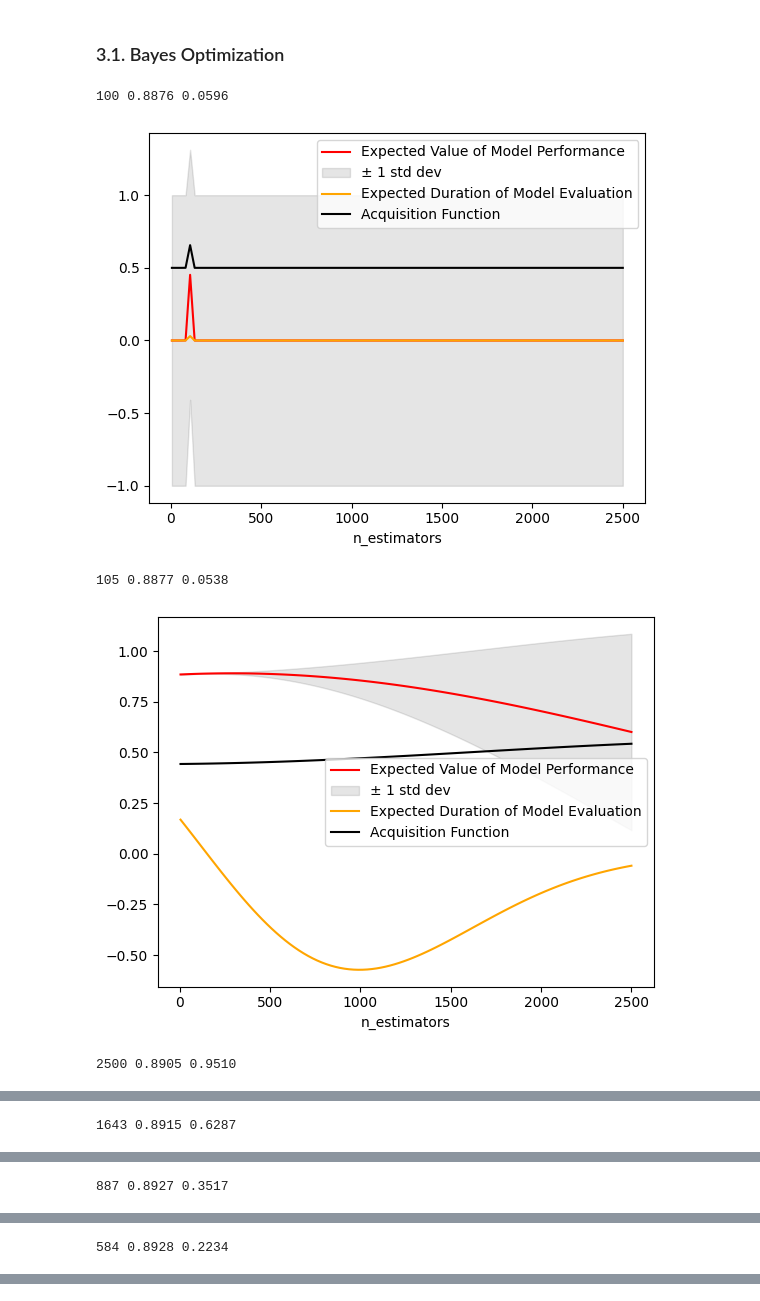
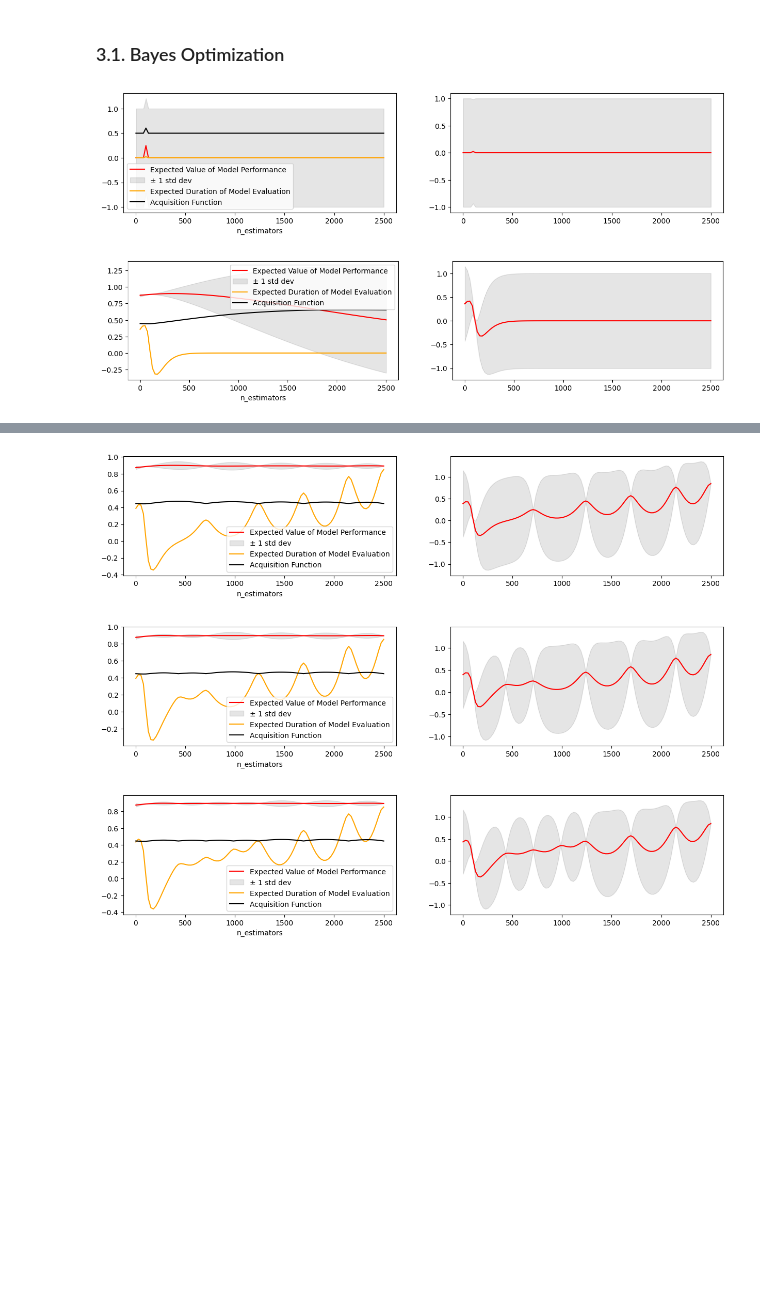
Before and after one commit to bfeif/personal-website, a Jupyter notebook: code/notebooks/practical-bayesian-optimization.ipynb, the cells around one changed output, grey strips where cells are left out. Drawn from its saved outputs; the diff is of its cells as text; code cells hidden in the pictures; blank space fills up the shorter version.

```diff
--- a/code/notebooks/practical-bayesian-optimization.ipynb
+++ b/code/notebooks/practical-bayesian-optimization.ipynb
@@ -129,16 +132,27 @@ MODEL_FEATURE_LIST = ["latitude", "longitude"]
 # %% [markdown]
 ### 3.1. Bayes Optimization
 # %%
-def plot_prediction_surface(grid, y_mean, y_std, duration_mean, acquisition_function):
-    plt.plot(grid, y_mean, "r", label="Expected Value of Model Performance")
-    plt.fill_between(grid.reshape(-1), y_mean - y_std, y_mean + y_std, alpha=0.1, color="black", label="± 1 std dev")
-    plt.plot(grid, duration_mean, "orange", label="Expected Duration of Model Evaluation")
-    plt.plot(grid, acquisition_function, "black", label="Acquisition Function")
-    plt.xlabel("n_estimators")
-    plt.legend()
+def plot_prediction_surface(grid, y_mean, y_std, duration_mean, duration_std, acquisition_function):
+    fig, ax = plt.subplots(1, 2, figsize=(15, 3))
+    ax[0].plot(grid, y_mean, "r", label="Expected Value of Model Performance")
+    ax[0].fill_between(grid.reshape(-1), y_mean - y_std, y_mean + y_std, alpha=0.1, color="black", label="± 1 std dev")
+    ax[0].plot(grid, duration_mean, "orange", label="Expected Duration of Model Evaluation")
+    ax[0].plot(grid, acquisition_function, "black", label="Acquisition Function")
+    ax[0].set_xlabel("n_estimators")
+    ax[0].legend()
+    ax[1].plot(grid, duration_mean, "r", label="Expected Value of Model Performance")
+    ax[1].fill_between(
+        grid.reshape(-1),
+        duration_mean - duration_std,
+        duration_mean + duration_std,
+        alpha=0.1,
+        color="black",
+        label="± 1 std dev"
+    )
+
     plt.show()
 # %%
-n_estimators_hp_range = (5, 2500)
+n_estimators_hp_range = (2, 2500)
 grid_resolution = 100
 n_estimators_grid = np.linspace(*n_estimators_hp_range, grid_resolution).reshape(-1, 1)
 
@@ -147,20 +161,22 @@ n_estimators_attempts = []
 n_estimators_performances = []
 durations = []
 
-kernel = RBF(length_scale=2.0, length_scale_bounds=n_estimators_hp_range)
+kernel = Matern(length_scale=2.0, length_scale_bounds=n_estimators_hp_range)
 performance_bayesian_optimizer = GaussianProcessRegressor(kernel=kernel)
 duration_bayesian_optimizer = GaussianProcessRegressor(kernel=kernel)
 explore_exploit = .5
 
-for run_number in range(50):
+for run_number in range(10):
 
     # init_case
     if run_number == 0:
         n_estimators = n_estimators_init
     else:
-        grid_predicted_mean, grid_predicted_std = performance_bayesian_optimizer.predict(n_estimators_grid, return_std=True)
-        duration_predicted_mean = duration_bayesian_optimizer.predict(n_estimators_grid)
-        acquisition_function = explore_exploit * grid_predicted_mean + (1 - explore_exploit) * grid_predicted_std
+        grid_predicted_mean, grid_predicted_std = \
+            performance_bayesian_optimizer.predict(n_estimators_grid, return_std=True)
+        duration_predicted_mean, duration_predicted_std = \
+            duration_bayesian_optimizer.predict(n_estimators_grid, return_std=True)
+        acquisition_function = (explore_exploit * grid_predicted_mean + (1 - explore_exploit) * grid_predicted_std)  # / duration_predicted_mean
         next_best_n_estimators = n_estimators_grid[acquisition_function.argmax()]
         n_estimators = int(next_best_n_estimators)
         plot_prediction_surface(
@@ -168,37 +184,35 @@ for run_number in range(50):
             grid_predicted_mean,
             grid_predicted_std,
             duration_predicted_mean,
+            duration_predicted_std,
             acquisition_function,
         )
 
     # predict
     t_start = time.time()
     model = (
         LGBMRegressor(
             n_estimators=n_estimators,
             force_col_wise=True,
             verbosity=0,
         )
         .fit(
             X_train.select(MODEL_FEATURE_LIST),
             y_train.select(MODEL_TARGET).to_series()
         )
     )
     y_predicted = model.predict(X_test.select(MODEL_FEATURE_LIST))
     model_performance = 1 - root_mean_squared_error(y_test.select(MODEL_TARGET).to_series(), y_predicted)
     t_end = time.time()
     duration = t_end - t_start
-    print(n_estimators, f"{model_performance:.04f}", f"{duration:.04f}")
+    ln_duration = duration
 
     # fit bayesian optimizer
     n_estimators_attempts.append([n_estimators])
     n_estimators_performances.append(model_performance)
-    durations.append(duration)
+    durations.append(ln_duration)
     performance_bayesian_optimizer.fit(n_estimators_attempts, n_estimators_performances)
     duration_bayesian_optimizer.fit(n_estimators_attempts, durations)
 # %% [output]
-100 0.8876 0.0596
-[figure, old version]
+[figure, new version]
-105 0.8877 0.0538
-[figure, old version]
+[figure, new version]
-2500 0.8905 0.9510
@@ -206 +219,0 @@ for run_number in range(50):
-1643 0.8915 0.6287
@@ -208 +220,0 @@ for run_number in range(50):
-887 0.8927 0.3517
@@ -210 +221,0 @@ for run_number in range(50):
-584 0.8928 0.2234
@@ -212,0 +223,3 @@ for run_number in range(50):
+[figure, added]
+[figure, added]
+[figure, added]
```
Also changed, not shown: parts of 7 cells of this notebook, 1 other file.
